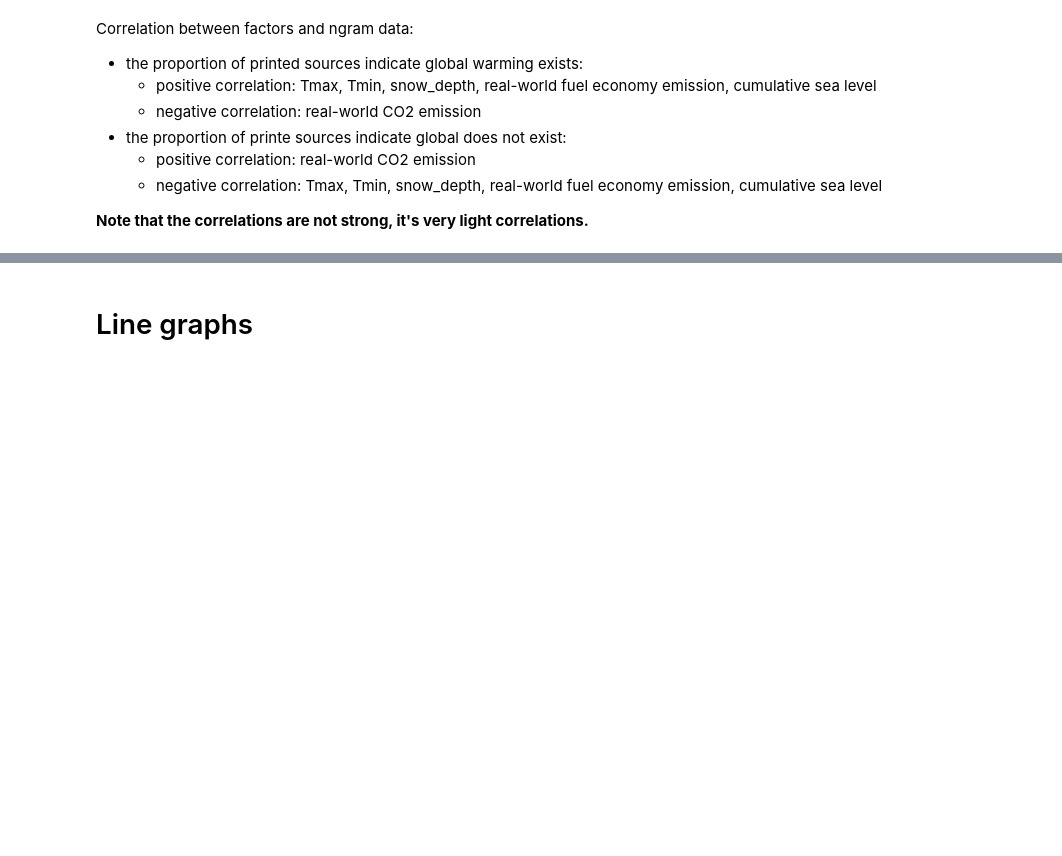
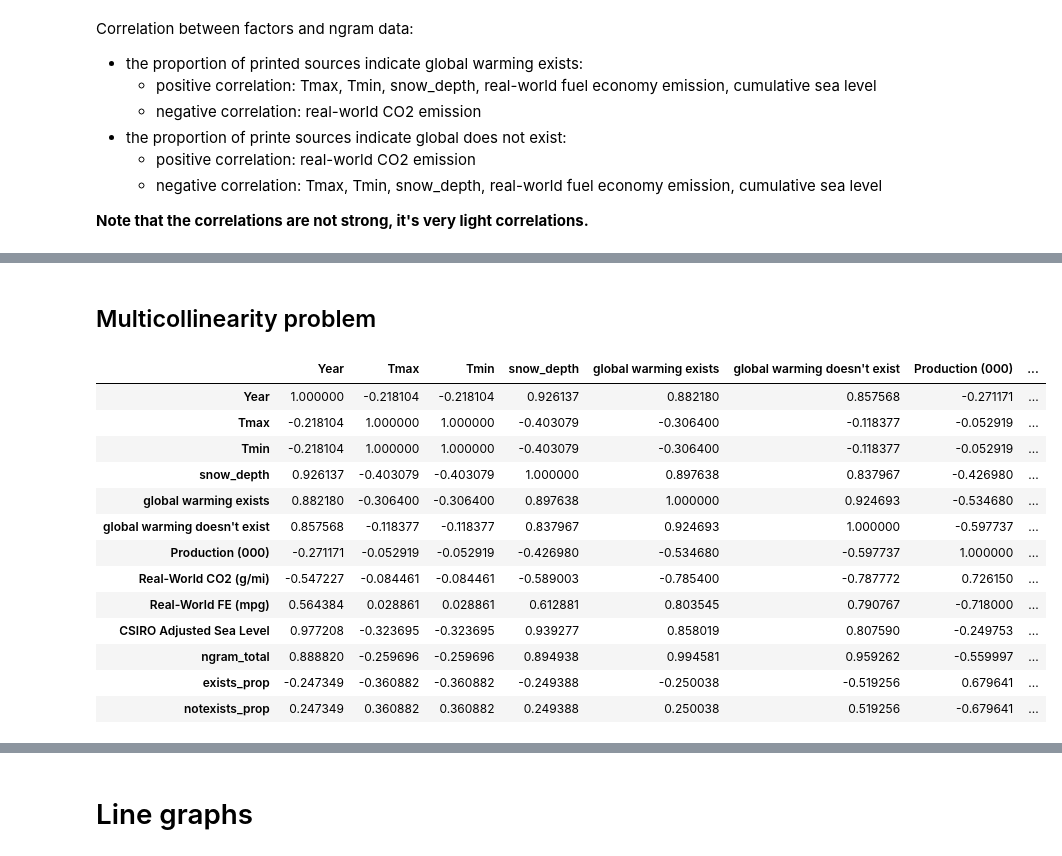
Before and after one commit to estellaleee/Global_warming_existance, a Jupyter notebook: dataVisualization.ipynb, the cells around one changed output, grey strips where cells are left out. Cells and saved outputs as stored; diff of their text form; code cells hidden in the pictures; blank space fills up the shorter version.

```diff
--- a/dataVisualization.ipynb
+++ b/dataVisualization.ipynb
@@ -182,0 +224,19 @@ Correlation between factors and ngram data:
+# %% [markdown]
+## Multicollinearity problem
+# %%
+corr
+# %% [output]
+|  | Year | Tmax | Tmin | snow_depth | global warming exists | global warming doesn't exist | Production (000) | ... |
+| Year | 1.000000 | -0.218104 | -0.218104 | 0.926137 | 0.882180 | 0.857568 | -0.271171 | ... |
+| Tmax | -0.218104 | 1.000000 | 1.000000 | -0.403079 | -0.306400 | -0.118377 | -0.052919 | ... |
+| Tmin | -0.218104 | 1.000000 | 1.000000 | -0.403079 | -0.306400 | -0.118377 | -0.052919 | ... |
+| snow_depth | 0.926137 | -0.403079 | -0.403079 | 1.000000 | 0.897638 | 0.837967 | -0.426980 | ... |
+| global warming exists | 0.882180 | -0.306400 | -0.306400 | 0.897638 | 1.000000 | 0.924693 | -0.534680 | ... |
+| global warming doesn't exist | 0.857568 | -0.118377 | -0.118377 | 0.837967 | 0.924693 | 1.000000 | -0.597737 | ... |
+| Production (000) | -0.271171 | -0.052919 | -0.052919 | -0.426980 | -0.534680 | -0.597737 | 1.000000 | ... |
+| Real-World CO2 (g/mi) | -0.547227 | -0.084461 | -0.084461 | -0.589003 | -0.785400 | -0.787772 | 0.726150 | ... |
+| Real-World FE (mpg) | 0.564384 | 0.028861 | 0.028861 | 0.612881 | 0.803545 | 0.790767 | -0.718000 | ... |
+| CSIRO Adjusted Sea Level | 0.977208 | -0.323695 | -0.323695 | 0.939277 | 0.858019 | 0.807590 | -0.249753 | ... |
+| ngram_total | 0.888820 | -0.259696 | -0.259696 | 0.894938 | 0.994581 | 0.959262 | -0.559997 | ... |
+| exists_prop | -0.247349 | -0.360882 | -0.360882 | -0.249388 | -0.250038 | -0.519256 | 0.679641 | ... |
+| notexists_prop | 0.247349 | 0.360882 | 0.360882 | 0.249388 | 0.250038 | 0.519256 | -0.679641 | ... |
```
Also changed, not shown: parts of 22 cells of this notebook.
